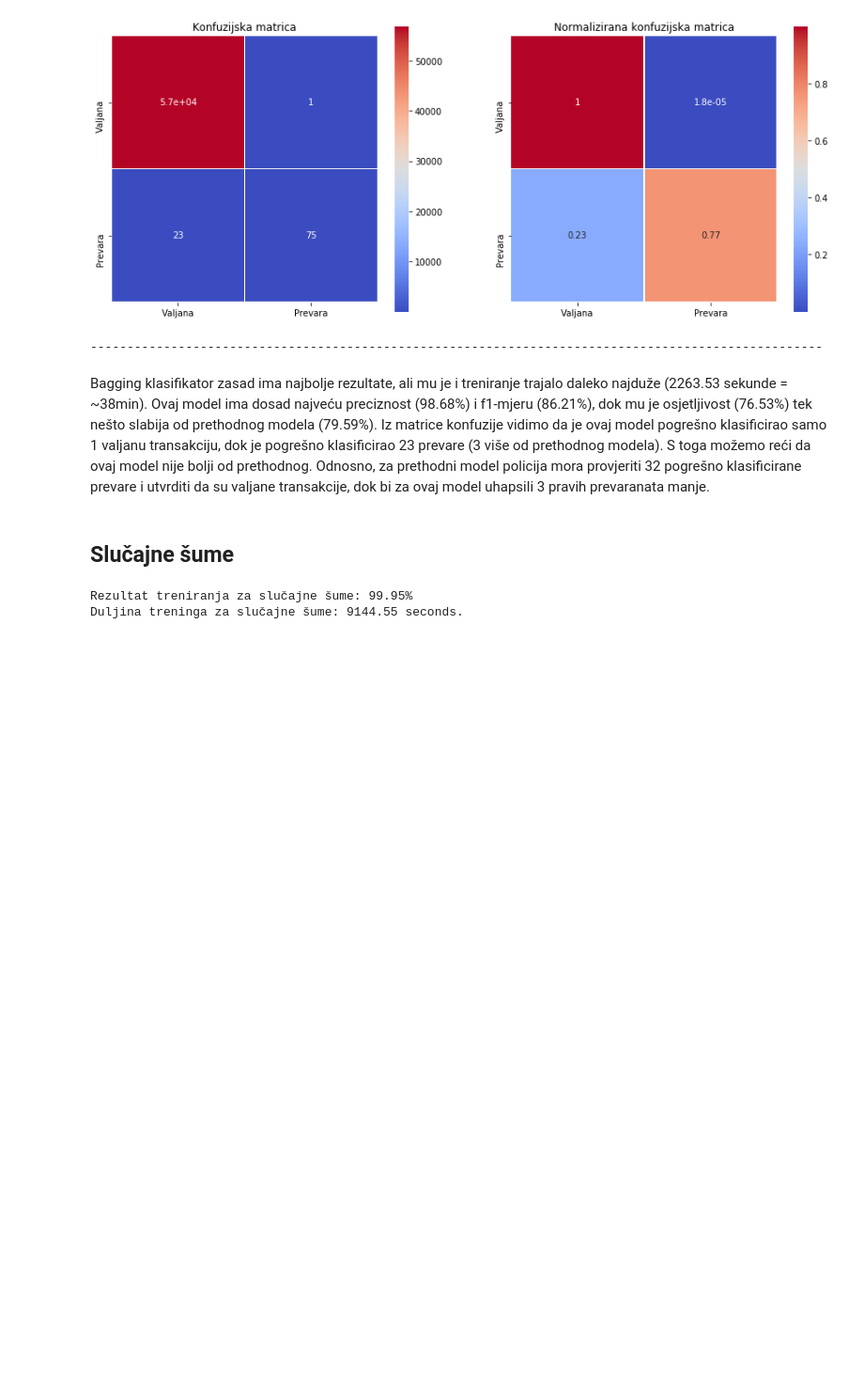
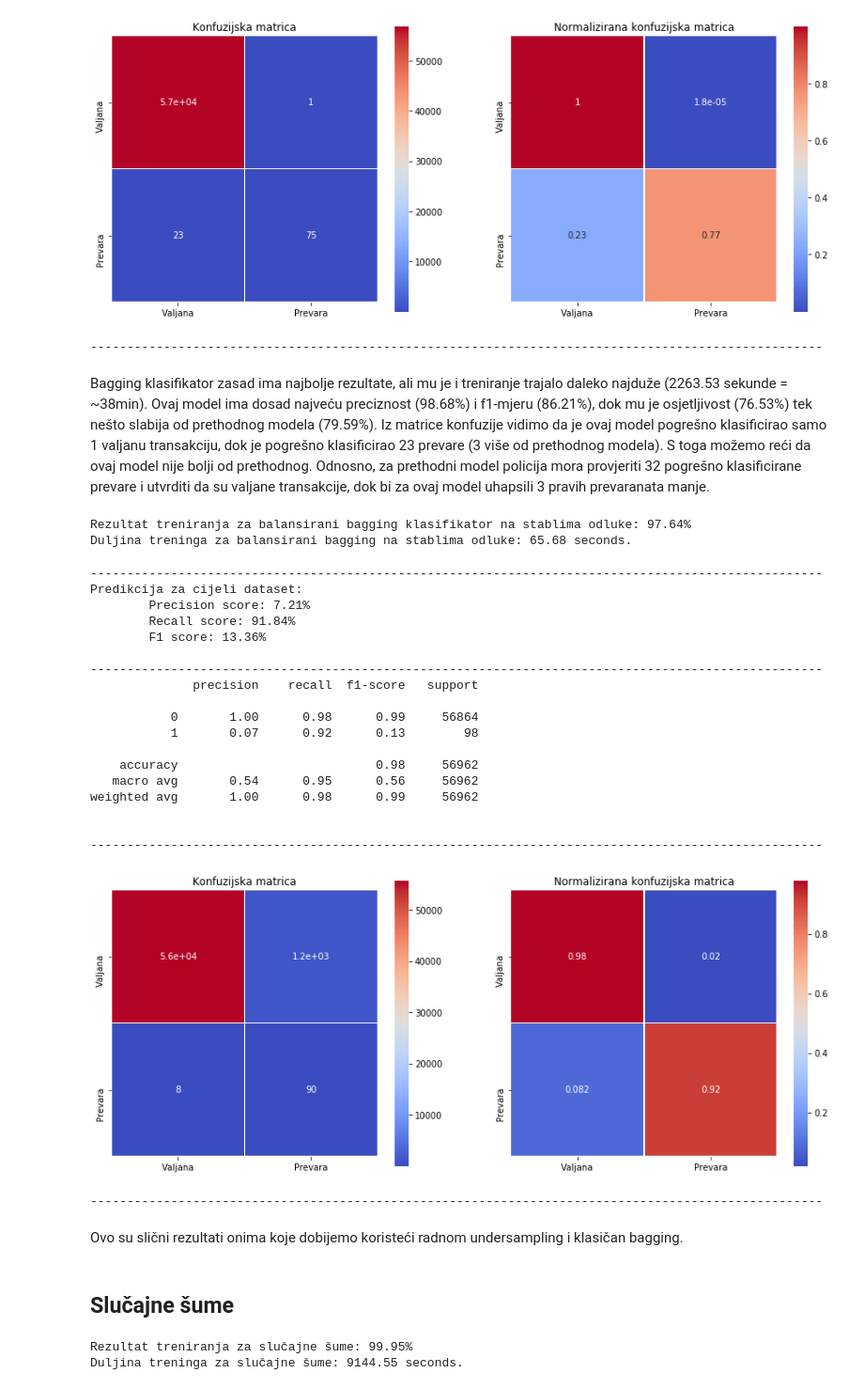
Before and after one commit to occamsrazor81/creditCard, a Jupyter notebook: full_data_ccfd.ipynb, the cells around one changed output. Shown: that part at 94% size. Drawn from its saved outputs; the diff is of its cells as text; code cells hidden in the pictures; blank space fills up the shorter version.

```diff
--- a/full_data_ccfd.ipynb
+++ b/full_data_ccfd.ipynb
@@ -185,6 +185,47 @@ weighted avg       1.00      1.00      1.00     56962
 ----------------------------------------------------------------------------------------------------
 # %% [markdown]
 Bagging klasifikator zasad ima najbolje rezultate, ali mu je i treniranje trajalo daleko najduže (2263.53 sekunde = ~38min). Ovaj model ima dosad najveću preciznost (98.68%) i f1-mjeru (86.21%), dok mu je osjetljivost (76.53%) tek nešto slabija od prethodnog modela (79.59%). Iz matrice konfuzije vidimo da je ovaj model pogrešno klasificirao samo 1 valjanu transakciju, dok je pogrešno klasificirao 23 prevare (3 više od prethodnog modela). S toga možemo reći da ovaj model nije bolji od prethodnog. Odnosno, za prethodni model policija mora provjeriti 32 pogrešno klasificirane prevare i utvrditi da su valjane transakcije, dok bi za ovaj model uhapsili 3 pravih prevaranata manje.
+# %%
+
+bal_bag_t_start = time.time()
+bal_bag = BalancedBaggingClassifier()
+bal_bag.fit(X_data_train, y_data_train)
+
+bal_bag_training_score = cross_val_score(bal_bag, X_data_train, y_data_train, cv=rskf)
+bal_bag_t_end = time.time()
+
+print('Rezultat treniranja za balansirani bagging klasifikator na stablima odluke: '
+     + str(round(bal_bag_training_score.mean(), 4) * 100) + '%')
+print('Duljina treninga za balansirani bagging na stablima odluke: ' + str(round(bal_bag_t_end - bal_bag_t_start, 2)) + ' seconds.')
+# %% [output]
+Rezultat treniranja za balansirani bagging klasifikator na stablima odluke: 97.64%
+Duljina treninga za balansirani bagging na stablima odluke: 65.68 seconds.
+# %%
+pred_bal_bag = bal_bag.predict(X_data_test)
+print_everything(y_data_test, pred_bal_bag, y_data_test_non_fraud_num, y_data_test_fraud_num, None, False)
+# %% [output]
+----------------------------------------------------------------------------------------------------
+Predikcija za cijeli dataset:
+        Precision score: 7.21%
+        Recall score: 91.84%
+        F1 score: 13.36%
+
+----------------------------------------------------------------------------------------------------
+              precision    recall  f1-score   support
+
+           0       1.00      0.98      0.99     56864
+           1       0.07      0.92      0.13        98
+
+    accuracy                           0.98     56962
+   macro avg       0.54      0.95      0.56     56962
+weighted avg       1.00      0.98      0.99     56962
+
+
+----------------------------------------------------------------------------------------------------
+[figure, added]
+----------------------------------------------------------------------------------------------------
+# %% [markdown]
+Ovo su slični rezultati onima koje dobijemo koristeći radnom undersampling i klasičan bagging.
 # %% [markdown]
 ## Slučajne šume
 # %%
```
Also changed, not shown: parts of 4 cells of this notebook, 1 other file.
